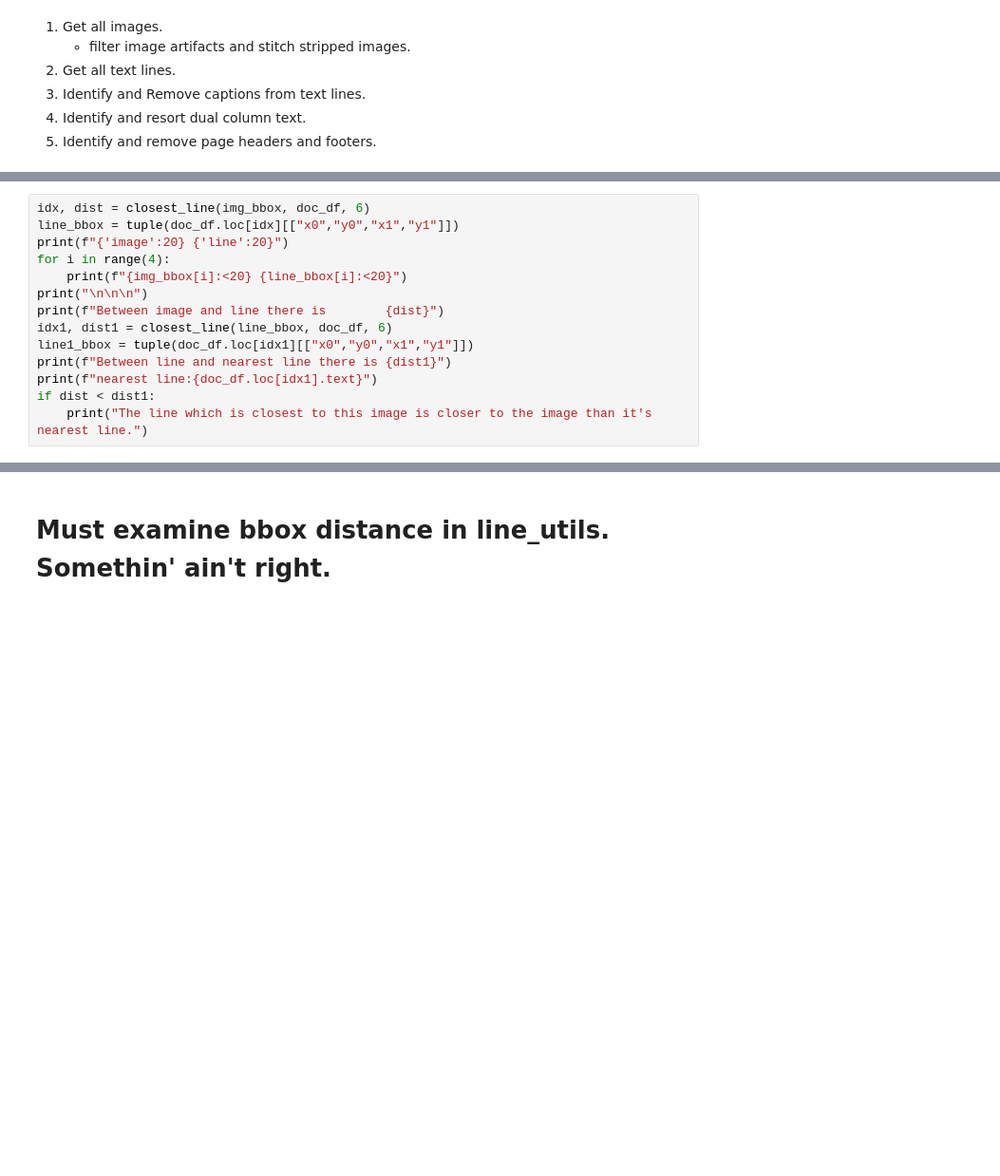
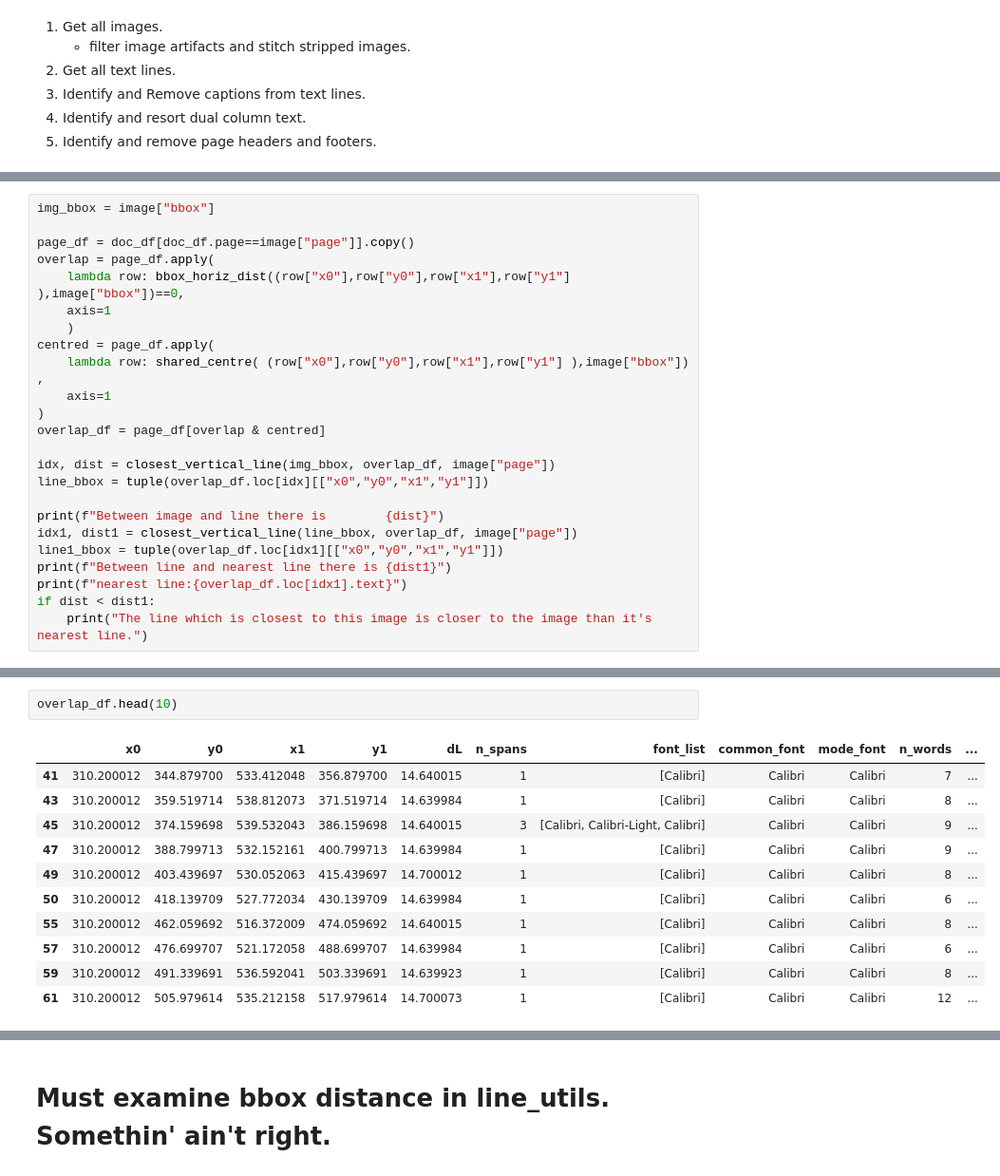
Before and after one commit to DSP-Tan/ogham-cloud, a Jupyter notebook: pdf_scraper/research/examAsLines.ipynb, the cells around one changed output, grey strips where cells are left out. Shown at 95% size. Drawn from its saved outputs; the diff is of its cells as text; blank space fills up the shorter version.

```diff
--- a/pdf_scraper/research/examAsLines.ipynb
+++ b/pdf_scraper/research/examAsLines.ipynb
@@ -96,15 +128,25 @@ median font: Calibri
 # %%
-idx, dist = closest_line(img_bbox, doc_df, 6)
-line_bbox = tuple(doc_df.loc[idx][["x0","y0","x1","y1"]])
-print(f"{'image':20} {'line':20}")
-for i in range(4):
-    print(f"{img_bbox[i]:<20} {line_bbox[i]:<20}")
-print("\n\n\n")
+img_bbox = image["bbox"]
+
+page_df = doc_df[doc_df.page==image["page"]].copy()
+overlap = page_df.apply(
+    lambda row: bbox_horiz_dist((row["x0"],row["y0"],row["x1"],row["y1"] ),image["bbox"])==0,
+    axis=1
+    )
+centred = page_df.apply(
+    lambda row: shared_centre( (row["x0"],row["y0"],row["x1"],row["y1"] ),image["bbox"]) ,
+    axis=1
+)
+overlap_df = page_df[overlap & centred]
+
+idx, dist = closest_vertical_line(img_bbox, overlap_df, image["page"])
+line_bbox = tuple(overlap_df.loc[idx][["x0","y0","x1","y1"]])
+
 print(f"Between image and line there is        {dist}")
-idx1, dist1 = closest_line(line_bbox, doc_df, 6)
-line1_bbox = tuple(doc_df.loc[idx1][["x0","y0","x1","y1"]])
+idx1, dist1 = closest_vertical_line(line_bbox, overlap_df, image["page"])
+line1_bbox = tuple(overlap_df.loc[idx1][["x0","y0","x1","y1"]])
 print(f"Between line and nearest line there is {dist1}")
-print(f"nearest line:{doc_df.loc[idx1].text}")
+print(f"nearest line:{overlap_df.loc[idx1].text}")
 if dist < dist1:
     print("The line which is closest to this image is closer to the image than it's nearest line.")
 # %% [output]
@@ -124,3 +179,17 @@ The line which is closest to this image is closer to the image than it's nearest
+# %%
+overlap_df.head(10)
+# %% [output]
+|  | x0 | y0 | x1 | y1 | dL | n_spans | font_list | common_font | mode_font | n_words | ... |
+| 41 | 310.200012 | 344.879700 | 533.412048 | 356.879700 | 14.640015 | 1 | [Calibri] | Calibri | Calibri | 7 | ... |
+| 43 | 310.200012 | 359.519714 | 538.812073 | 371.519714 | 14.639984 | 1 | [Calibri] | Calibri | Calibri | 8 | ... |
+| 45 | 310.200012 | 374.159698 | 539.532043 | 386.159698 | 14.640015 | 3 | [Calibri, Calibri-Light, Calibri] | Calibri | Calibri | 9 | ... |
+| 47 | 310.200012 | 388.799713 | 532.152161 | 400.799713 | 14.639984 | 1 | [Calibri] | Calibri | Calibri | 9 | ... |
+| 49 | 310.200012 | 403.439697 | 530.052063 | 415.439697 | 14.700012 | 1 | [Calibri] | Calibri | Calibri | 8 | ... |
+| 50 | 310.200012 | 418.139709 | 527.772034 | 430.139709 | 14.639984 | 1 | [Calibri] | Calibri | Calibri | 6 | ... |
+| 55 | 310.200012 | 462.059692 | 516.372009 | 474.059692 | 14.640015 | 1 | [Calibri] | Calibri | Calibri | 8 | ... |
+| 57 | 310.200012 | 476.699707 | 521.172058 | 488.699707 | 14.639984 | 1 | [Calibri] | Calibri | Calibri | 6 | ... |
+| 59 | 310.200012 | 491.339691 | 536.592041 | 503.339691 | 14.639923 | 1 | [Calibri] | Calibri | Calibri | 8 | ... |
+| 61 | 310.200012 | 505.979614 | 535.212158 | 517.979614 | 14.700073 | 1 | [Calibri] | Calibri | Calibri | 12 | ... |
 # %%
 def closest_line_closest_thing(image,doc_df):
     n_page = image["page"]
```
Also changed, not shown: parts of 20 cells of this notebook.
